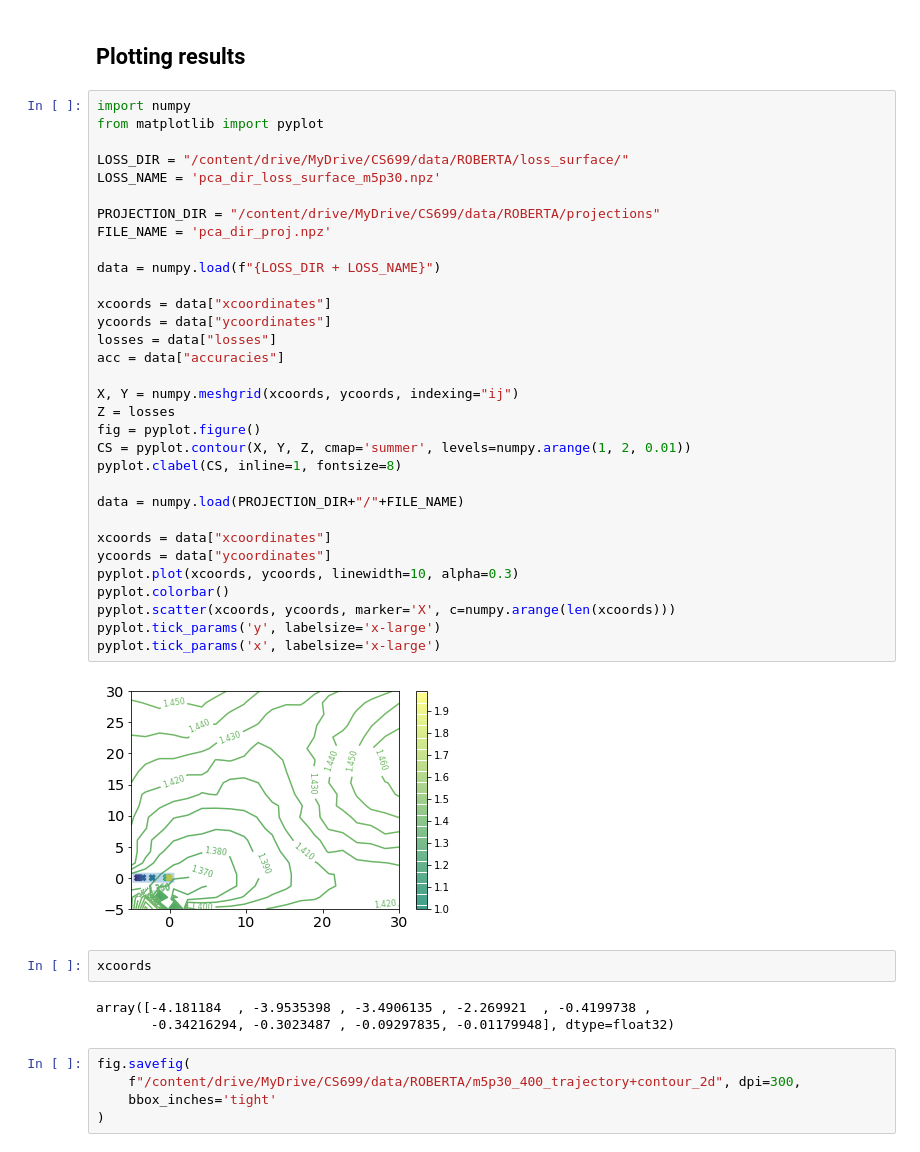
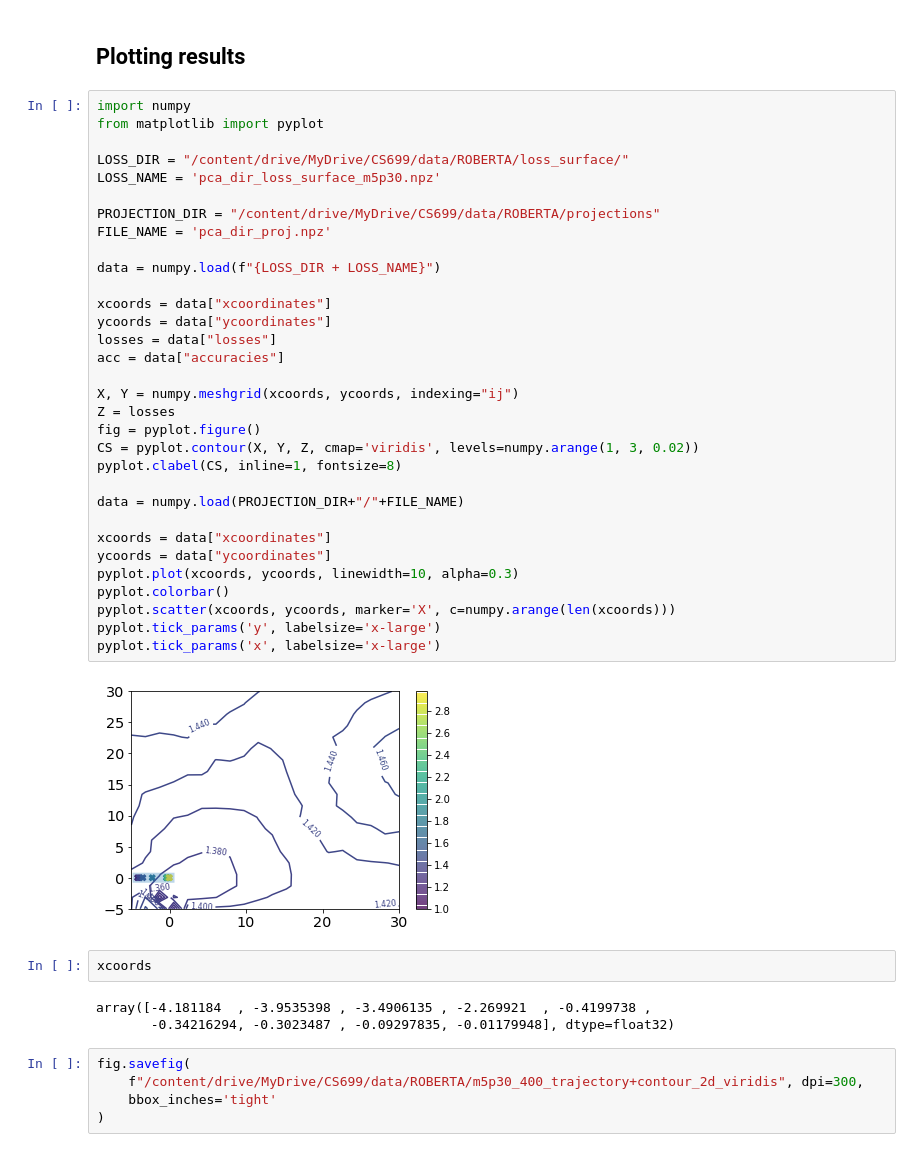
Before and after one commit to hmhamad/CSCI699-HW1, a Jupyter notebook: roberta_acl_arc_classification.ipynb, the cells around one changed output. Drawn from its saved outputs; the diff is of its cells as text.

```diff
--- a/roberta_acl_arc_classification.ipynb
+++ b/roberta_acl_arc_classification.ipynb
@@ -611,35 +611,35 @@ import numpy
 from matplotlib import pyplot
 
 LOSS_DIR = "/content/drive/MyDrive/CS699/data/ROBERTA/loss_surface/"
 LOSS_NAME = 'pca_dir_loss_surface_m5p30.npz'
 
 PROJECTION_DIR = "/content/drive/MyDrive/CS699/data/ROBERTA/projections"
 FILE_NAME = 'pca_dir_proj.npz'
 
 data = numpy.load(f"{LOSS_DIR + LOSS_NAME}")
 
 xcoords = data["xcoordinates"]
 ycoords = data["ycoordinates"]
 losses = data["losses"]
 acc = data["accuracies"]
 
 X, Y = numpy.meshgrid(xcoords, ycoords, indexing="ij")
 Z = losses
 fig = pyplot.figure()
-CS = pyplot.contour(X, Y, Z, cmap='summer', levels=numpy.arange(1, 2, 0.01))
+CS = pyplot.contour(X, Y, Z, cmap='viridis', levels=numpy.arange(1, 3, 0.02))
 pyplot.clabel(CS, inline=1, fontsize=8)
 
 data = numpy.load(PROJECTION_DIR+"/"+FILE_NAME)
 
 xcoords = data["xcoordinates"]
 ycoords = data["ycoordinates"]
 pyplot.plot(xcoords, ycoords, linewidth=10, alpha=0.3)
 pyplot.colorbar()
 pyplot.scatter(xcoords, ycoords, marker='X', c=numpy.arange(len(xcoords)))
 pyplot.tick_params('y', labelsize='x-large')
 pyplot.tick_params('x', labelsize='x-large')
 # %% [output]
-[figure, old version]
+[figure, new version]
 # %%
 xcoords
 # %% [output]
@@ -647,6 +647,6 @@ array([-4.181184  , -3.9535398 , -3.4906135 , -2.269921  , -0.4199738 ,
        -0.34216294, -0.3023487 , -0.09297835, -0.01179948], dtype=float32)
 # %%
 fig.savefig(
-    f"/content/drive/MyDrive/CS699/data/ROBERTA/m5p30_400_trajectory+contour_2d", dpi=300,
+    f"/content/drive/MyDrive/CS699/data/ROBERTA/m5p30_400_trajectory+contour_2d_viridis", dpi=300,
     bbox_inches='tight'
 )
```
Also changed, not shown: 1 other file.
